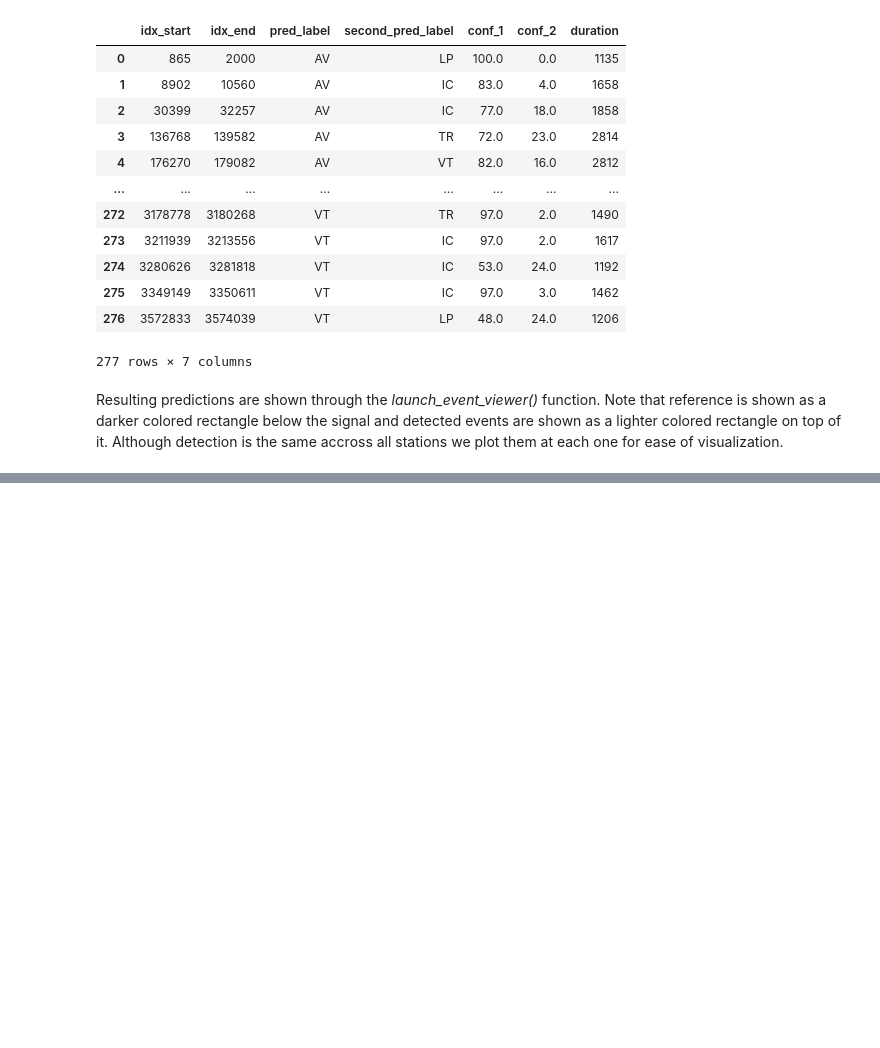
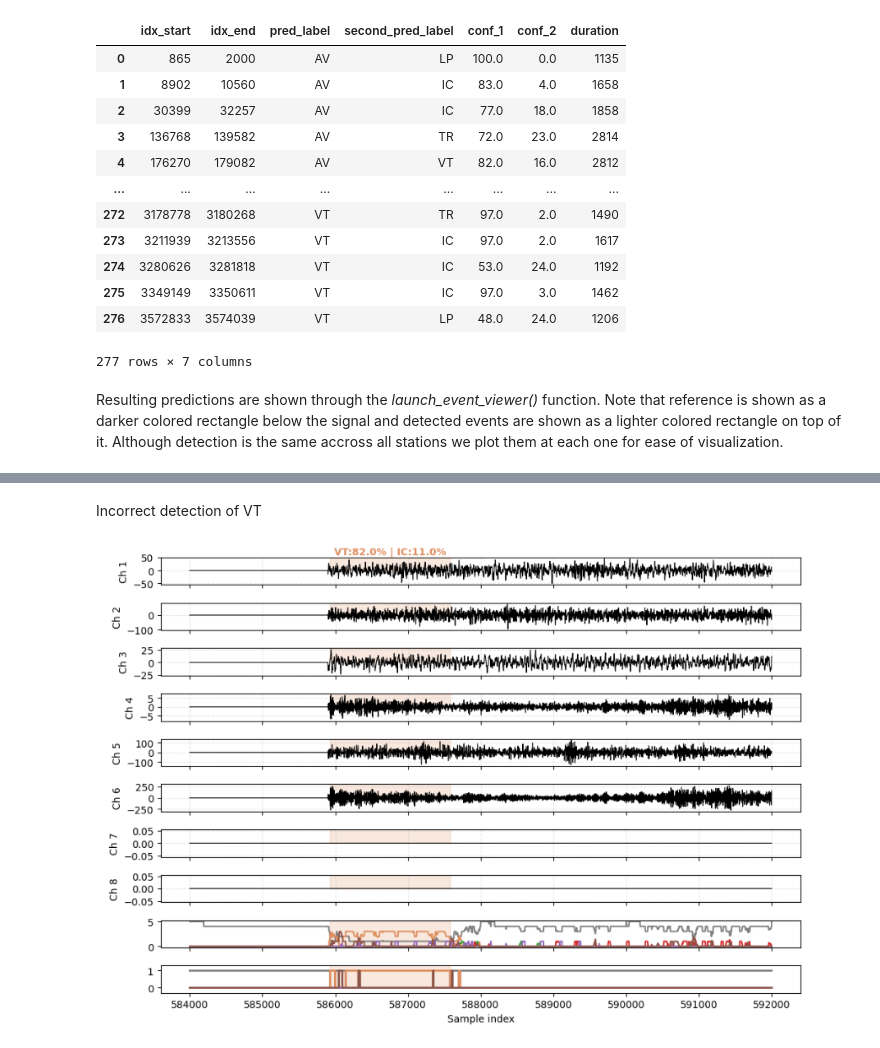
Before and after one commit to camilo-espinosa/volcano-seismic-segmentation, a Jupyter notebook: examples/continuous_detection_demo.ipynb, the cells around one changed output, grey strips where cells are left out. Drawn from its saved outputs; the diff is of its cells as text; code cells hidden in the pictures; blank space fills up the shorter version.

```diff
--- a/examples/continuous_detection_demo.ipynb
+++ b/examples/continuous_detection_demo.ipynb
@@ -240,0 +264,6 @@ VBox(children=(HBox(children=(Button(description='⟵\xa0Prev\xa0Pred', style=Bu
+# %% [markdown]
+Incorrect detection of VT
+# %%
+display(Image(filename="../data/VT.png"))
+# %% [output]
+[figure, added]
```
Also changed, not shown: parts of 15 cells of this notebook, 7 other files.
